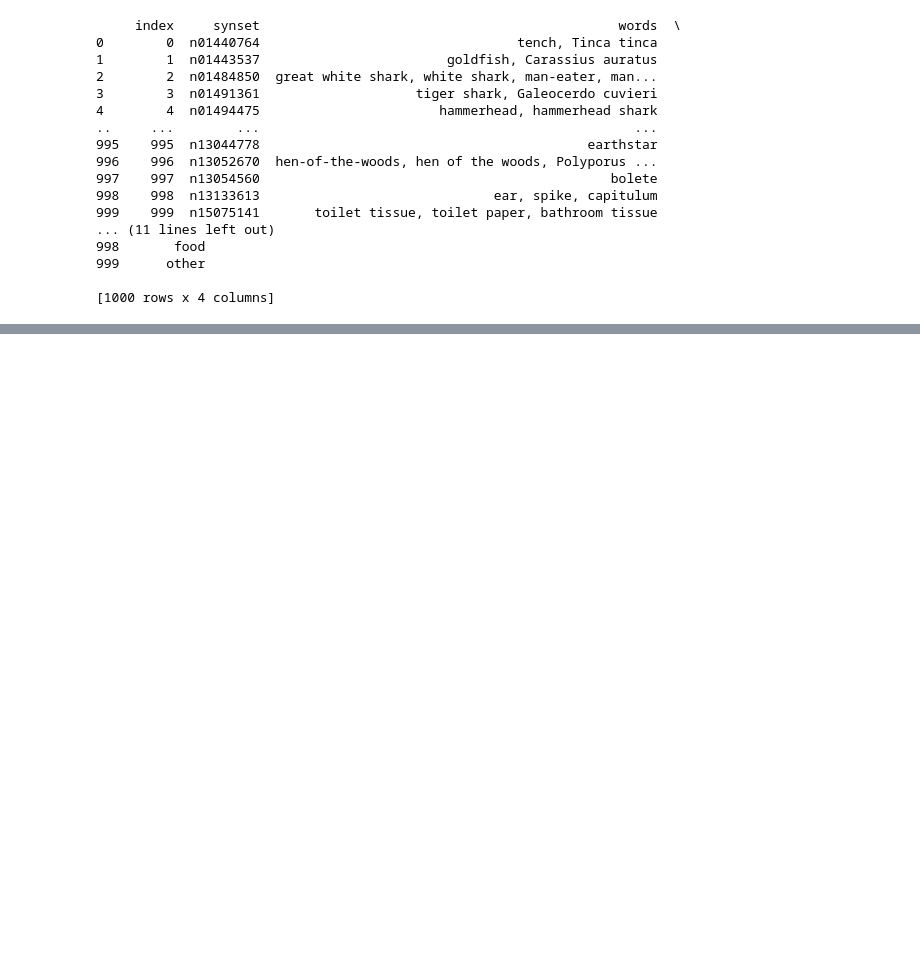
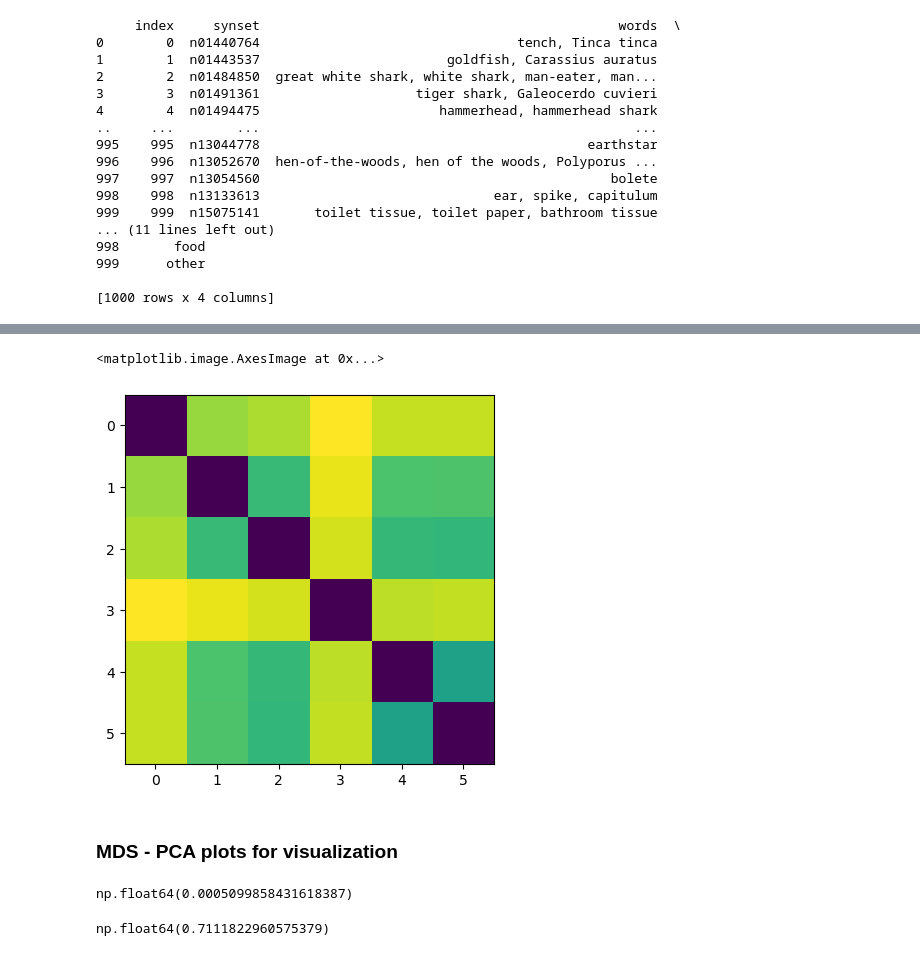
Before and after one commit to SarahHarvey/decoding-similarity, a Jupyter notebook: compare-many-networks-decoding-similarity.ipynb, the cells around one changed output, grey strips where cells are left out. Saved outputs shown, nothing was run; the diff lists cells and outputs as text; code cells hidden in the pictures; blank space fills up the shorter version.

```diff
--- a/compare-networks-decoding-similarity.ipynb
+++ b/compare-many-networks-decoding-similarity.ipynb
@@ -101,4 +54,6 @@ plt.imshow(input_image)
 # %%
+import extract_internal_reps
+
 # Define preprocessing
 
 preprocess = transforms.Compose([
@@ -107,3 +62,14 @@ preprocess = transforms.Compose([
     transforms.ToTensor(),
     transforms.Normalize(mean=[0.485, 0.456, 0.406], std=[0.229, 0.224, 0.225]),
 ])
+
+data_dir = '../imagenet-sample-images'
+dataset = datasets.ImageFolder(data_dir, transform=preprocess)
+trainloader = DataLoader(dataset, batch_size=M, shuffle=False, num_workers=0)  # set num_workers to 0 if you are running this on a Mac
+
+model_names = ["alexnet", "resnet18", "resnet34", "resnet50", "resnet101", "resnet152"]
+
+internal_reps = []
+for model in model_names:
+    internal_reps.append(extract_internal_reps.extract_rep(model, trainloader))
+    print(model + " done")
@@ -376,0 +147,28 @@ plt.ylabel('Simiarlity score')
+# %%
+cka = metrics.LinearCKA(center_columns=True)
+
+CKAscores = np.zeros((len(internal_reps), len(internal_reps)))
+
+for i in range(len(internal_reps)):
+    for j in range(len(internal_reps)):
+        CKAscores[i,j] = cka.score(internal_reps[i].numpy(),internal_reps[j].numpy())
+# %%
+dists_cka = np.arccos(np.round(CKAscores,4))
+plt.imshow(dists_cka)
+# %% [output]
+<matplotlib.image.AxesImage at 0x...>
+[figure, added]
+# %% [markdown]
+### MDS - PCA plots for visualization
+# %%
+embedding = MDS(n_components=10, metric= True, eps = 0.0001, normalized_stress='auto', dissimilarity='precomputed')
+Z = embedding.fit_transform(np.abs(np.real(dists_ds)))
+embedding.stress_
+# %% [output]
+np.float64(0.0005099858431618387)
+# %%
+pca = PCA(n_components=2)
+pcs1 = pca.fit_transform(Z)
+np.sum(pca.explained_variance_ratio_)
+# %% [output]
+np.float64(0.7111822960575379)
```
Also changed, not shown: parts of 35 cells of this notebook, 4 other files.
